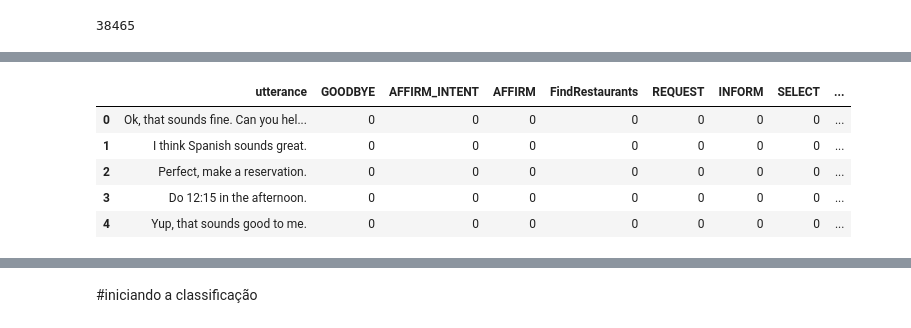
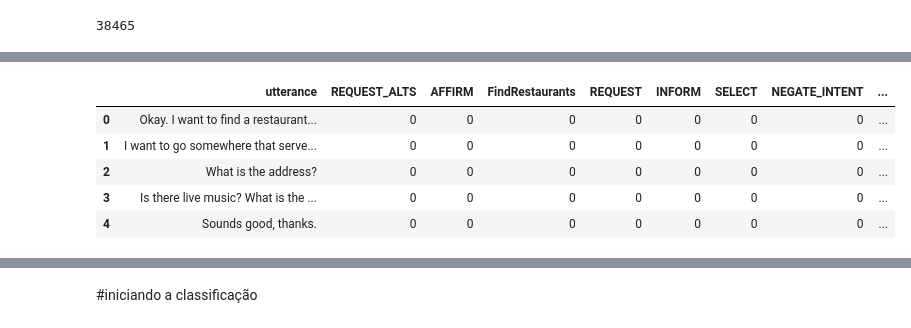
Before and after one commit to IndioP/Projeto_NLP, a Jupyter notebook: NLP.ipynb, the cells around one changed output, grey strips where cells are left out. Cells and saved outputs as stored; diff of their text form; code cells hidden in the pictures.

```diff
--- a/NLP.ipynb
+++ b/NLP.ipynb
@@ -6,7 +4,7 @@ import os
 
 data = list()
 services_names = set()
-for path_train in ['drive/MyDrive/NLP/train/','drive/MyDrive/NLP/test/','drive/MyDrive/NLP/dev/']:
+for path_train in ['Projeto_NLP/files/train/','Projeto_NLP/files/test/','Projeto_NLP/files/dev/']:
   for file_name in os.listdir(path_train):
     with open(path_train+file_name, 'r') as f:
       data2 = json.load(f)
@@ -223,14 +253,15 @@ df = pd.DataFrame({"utterance":utterances})
 # %%
 for intent in intents:
   df[intent] = 0
+  df['Others'] = 0
 df.head()
 # %% [output]
-|  | utterance | GOODBYE | AFFIRM_INTENT | AFFIRM | FindRestaurants | REQUEST | INFORM | SELECT | ... |
-| 0 | Ok, that sounds fine. Can you hel... | 0 | 0 | 0 | 0 | 0 | 0 | 0 | ... |
-| 1 | I think Spanish sounds great. | 0 | 0 | 0 | 0 | 0 | 0 | 0 | ... |
-| 2 | Perfect, make a reservation. | 0 | 0 | 0 | 0 | 0 | 0 | 0 | ... |
-| 3 | Do 12:15 in the afternoon. | 0 | 0 | 0 | 0 | 0 | 0 | 0 | ... |
-| 4 | Yup, that sounds good to me. | 0 | 0 | 0 | 0 | 0 | 0 | 0 | ... |
+|  | utterance | REQUEST_ALTS | AFFIRM | FindRestaurants | REQUEST | INFORM | SELECT | NEGATE_INTENT | ... |
+| 0 | Okay. I want to find a restaurant... | 0 | 0 | 0 | 0 | 0 | 0 | 0 | ... |
+| 1 | I want to go somewhere that serve... | 0 | 0 | 0 | 0 | 0 | 0 | 0 | ... |
+| 2 | What is the address? | 0 | 0 | 0 | 0 | 0 | 0 | 0 | ... |
+| 3 | Is there live music? What is the ... | 0 | 0 | 0 | 0 | 0 | 0 | 0 | ... |
+| 4 | Sounds good, thanks. | 0 | 0 | 0 | 0 | 0 | 0 | 0 | ... |
 # %%
 for i in range(len(data)):
   for intent in data[i]['intent']:
```
Also changed, not shown: parts of 22 cells of this notebook.
